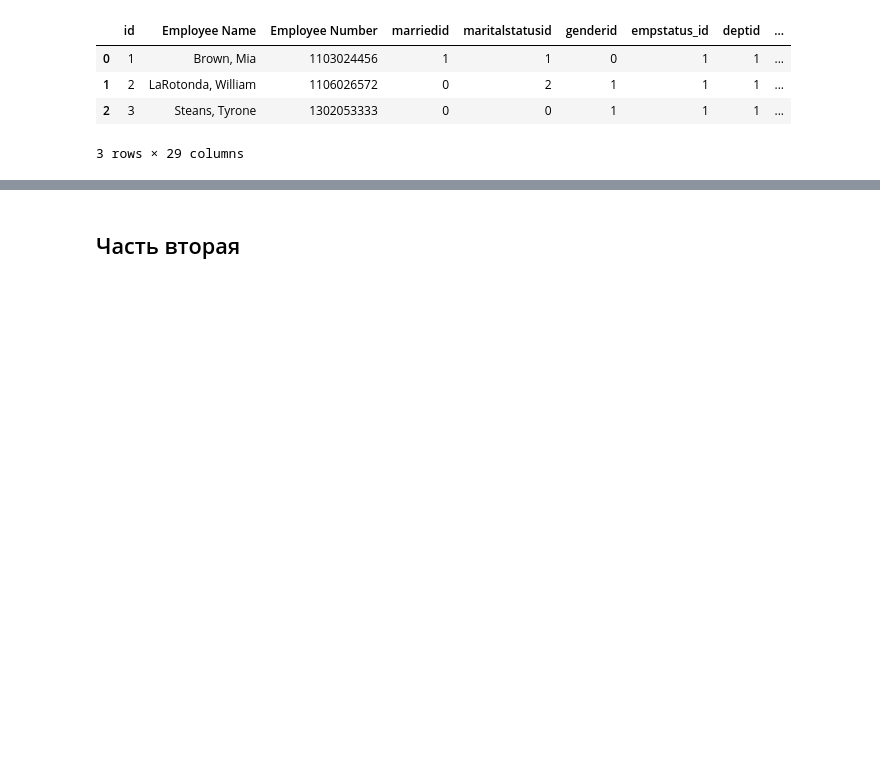
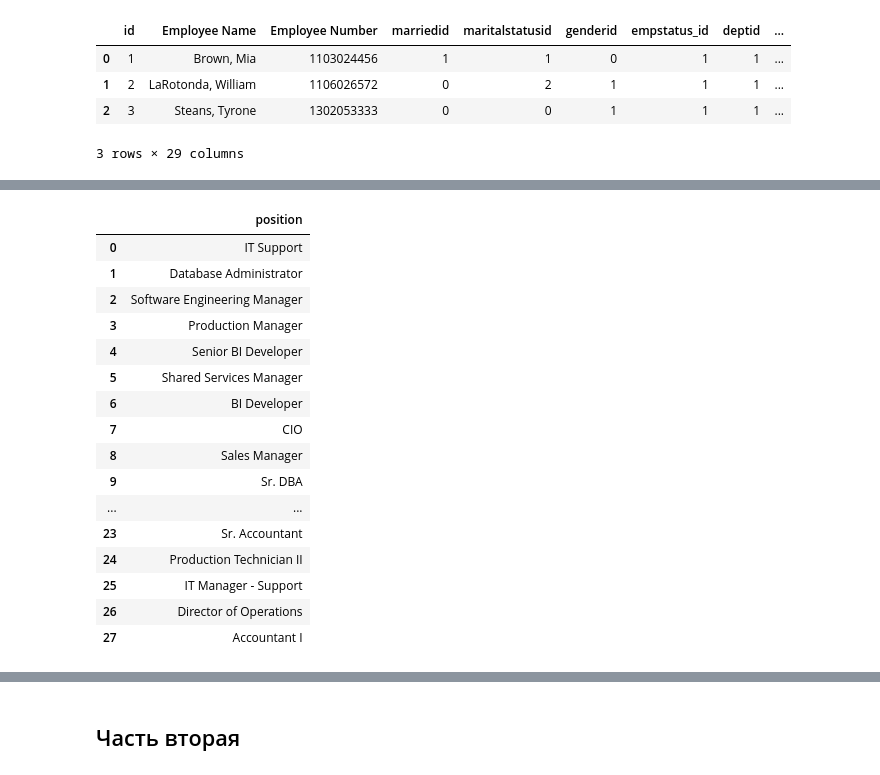
Before and after one commit to AnnaMedved/Online-school-conversion-analysis, a Jupyter notebook: Coursework_analytics_2.ipynb, the cells around one changed output, grey strips where cells are left out. Drawn from its saved outputs; the diff is of its cells as text; code cells hidden in the pictures; blank space fills up the shorter version.

```diff
--- a/Coursework_analytics_2.ipynb
+++ b/Coursework_analytics_2.ipynb
@@ -70,0 +146,25 @@ dfs[3].head(3)
+# %%
+# Все возможные позиции:
+
+q = """
+    SELECT DISTINCT "position" FROM hr_dataset
+"""
+pd.read_sql(q, connected)
+# %% [output]
+|  | position |
+| 0 | IT Support |
+| 1 | Database Administrator |
+| 2 | Software Engineering Manager |
+| 3 | Production Manager |
+| 4 | Senior BI Developer |
+| 5 | Shared Services Manager |
+| 6 | BI Developer |
+| 7 | CIO |
+| 8 | Sales Manager |
+| 9 | Sr. DBA |
+| ... | ... |
+| 23 | Sr. Accountant |
+| 24 | Production Technician II |
+| 25 | IT Manager - Support |
+| 26 | Director of Operations |
+| 27 | Accountant I |
```
Also changed, not shown: parts of 26 cells of this notebook.
